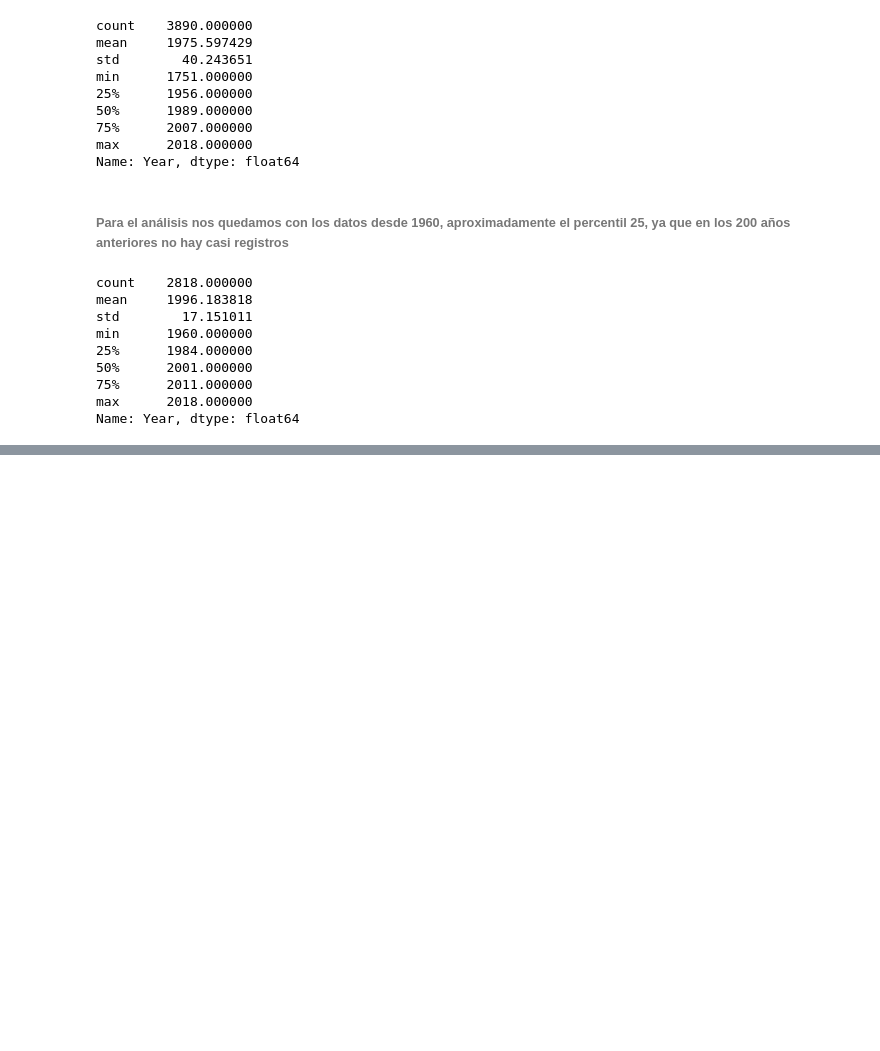
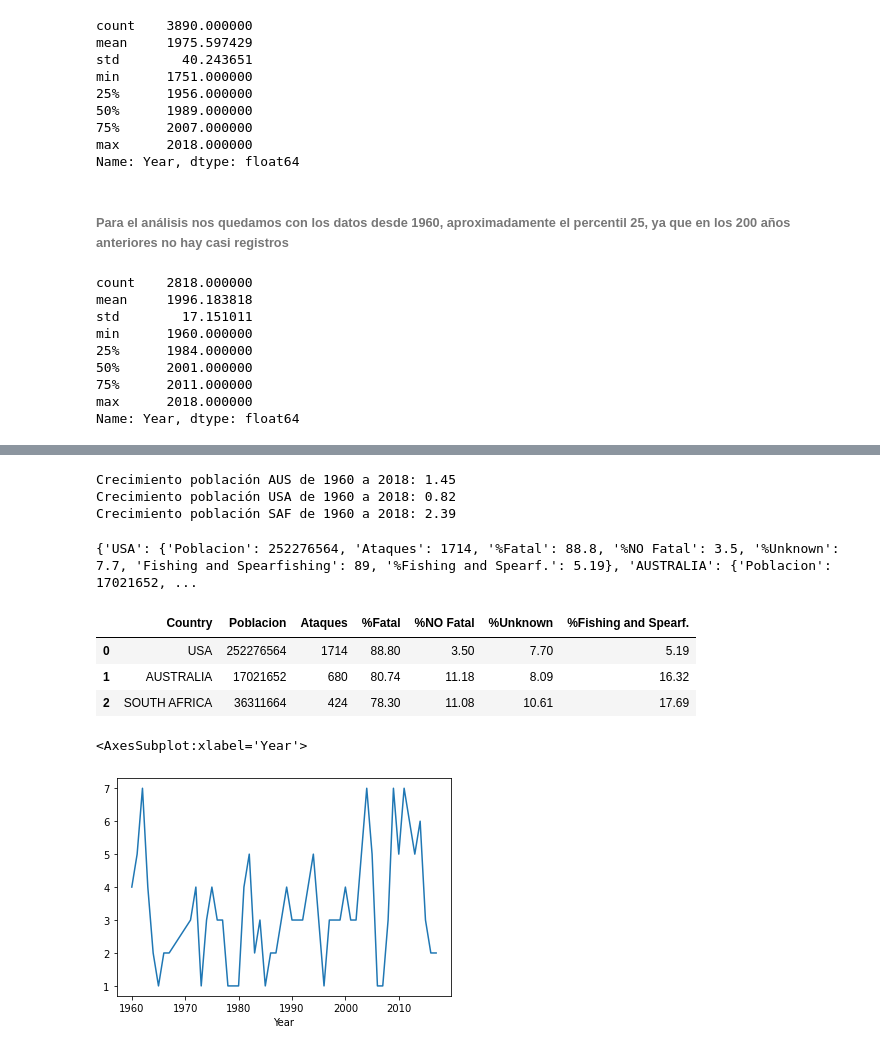
Before and after one commit to marta-zavala/Pandas-Project, a Jupyter notebook: Principal.ipynb, the cells around one changed output, grey strips where cells are left out. Saved outputs shown, nothing was run; the diff lists cells and outputs as text; code cells hidden in the pictures; blank space fills up the shorter version.

```diff
--- a/Principal.ipynb
+++ b/Principal.ipynb
@@ -192,0 +222,12 @@ shark.to_csv("output/sharks.csv")
+# %%
+crecAUS=round(max(poblacion['Poblacion AUS'])/min(poblacion['Poblacion AUS'])-1,2)
+crecUSA=round(max(poblacion['Poblacion USA'])/min(poblacion['Poblacion USA'])-1,2)
+crecSAF=round(max(poblacion['Poblacion SAF'])/min(poblacion['Poblacion SAF'])-1,2)
+
+print("Crecimiento población AUS de 1960 a 2018:", crecAUS)
+print("Crecimiento población USA de 1960 a 2018:", crecUSA)
+print("Crecimiento población SAF de 1960 a 2018:", crecSAF)
+# %% [output]
+Crecimiento población AUS de 1960 a 2018: 1.45
+Crecimiento población USA de 1960 a 2018: 0.82
+Crecimiento población SAF de 1960 a 2018: 2.39
@@ -192,0 +262,53 @@ shark.to_csv("output/sharks.csv")
+# %%
+analisis={'USA':
+          {'Poblacion':pobUSA,
+           'Ataques':ataquesUSA,
+           '%Fatal':round(fatalUSA/ataquesUSA*100,2),
+           '%NO Fatal':round(nofatalUSA/ataquesUSA*100,2),
+           '%Unknown':round(unkUSA/ataquesUSA*100,2),
+           'Fishing and Spearfishing':atUSA_f,
+           '%Fishing and Spearf.':round(atUSA_f/ataquesUSA*100,2)
+          },
+         'AUSTRALIA':
+         {'Poblacion':pobAUS,
+           'Ataques':ataquesAUS,
+           '%Fatal':round(fatalAUS/ataquesAUS*100,2),
+           '%NO Fatal':round(nofatalAUS/ataquesAUS*100,2),
+           '%Unknown':round(unkAUS/ataquesAUS*100,2),
+            'Fishing and Spearfishing':atAUS_f,
+           '%Fishing and Spearf.':round(atAUS_f/ataquesAUS*100,2)
+         },
+          'SOUTH AFRICA':
+          {'Poblacion':pobSAF,
+           'Ataques':ataquesSAF,
+           '%Fatal':round(fatalSAF/ataquesSAF*100,2),
+           '%NO Fatal':round(nofatalSAF/ataquesSAF*100,2),
+           '%Unknown':round(unkSAF/ataquesSAF*100,2),
+            'Fishing and Spearfishing':atSAF_f,
+           '%Fishing and Spearf.':round(atSAF_f/ataquesSAF*100,2)
+          }
+         }
+print(analisis)
+# %% [output]
+{'USA': {'Poblacion': 252276564, 'Ataques': 1714, '%Fatal': 88.8, '%NO Fatal': 3.5, '%Unknown': 7.7, 'Fishing and Spearfishing': 89, '%Fishing and Spearf.': 5.19}, 'AUSTRALIA': {'Poblacion': 17021652, ...
+# %%
+df_anal = pd.DataFrame([key for key in analisis.keys()],columns=['Country'])
+df_anal['Poblacion'] = [value['Poblacion'] for value in analisis.values()]
+df_anal['Ataques'] = [value['Ataques'] for value in analisis.values()]
+df_anal['%Fatal'] = [value['%Fatal'] for value in analisis.values()]
+df_anal['%NO Fatal'] = [value['%NO Fatal'] for value in analisis.values()]
+df_anal['%Unknown'] = [value['%Unknown'] for value in analisis.values()]
+#df_anal['Fishing and Spearfishing'] = [value['Fishing and Spearfishing'] for value in analisis.values()]
+df_anal['%Fishing and Spearf.'] = [value['%Fishing and Spearf.'] for value in analisis.values()]
+df_anal
+# %% [output]
+|  | Country | Poblacion | Ataques | %Fatal | %NO Fatal | %Unknown | %Fishing and Spearf. |
+| 0 | USA | 252276564 | 1714 | 88.80 | 3.50 | 7.70 | 5.19 |
+| 1 | AUSTRALIA | 17021652 | 680 | 80.74 | 11.18 | 8.09 | 16.32 |
+| 2 | SOUTH AFRICA | 36311664 | 424 | 78.30 | 11.08 | 10.61 | 17.69 |
+# %%
+%matplotlib inline
+shark[shark["Fatal"]=="Y"].groupby(["Year"]).count()['Fatal'].plot()
+# %% [output]
+<AxesSubplot:xlabel='Year'>
+[figure, added]
```
Also changed, not shown: parts of 8 cells of this notebook.
